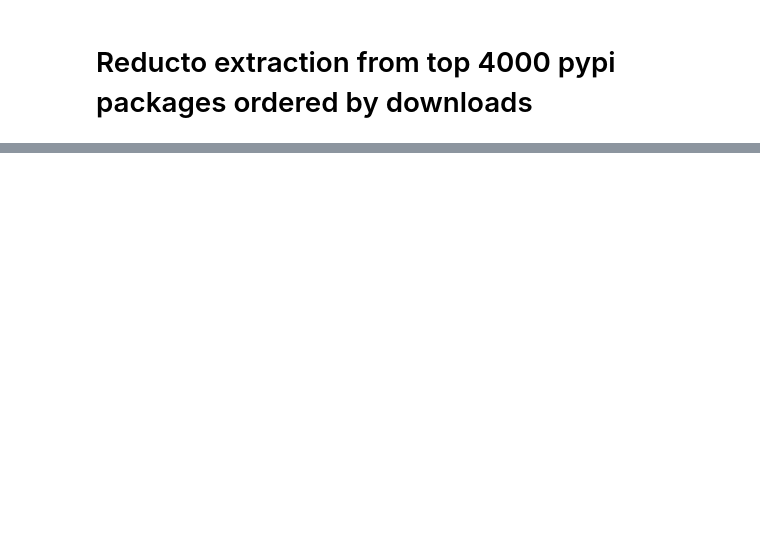
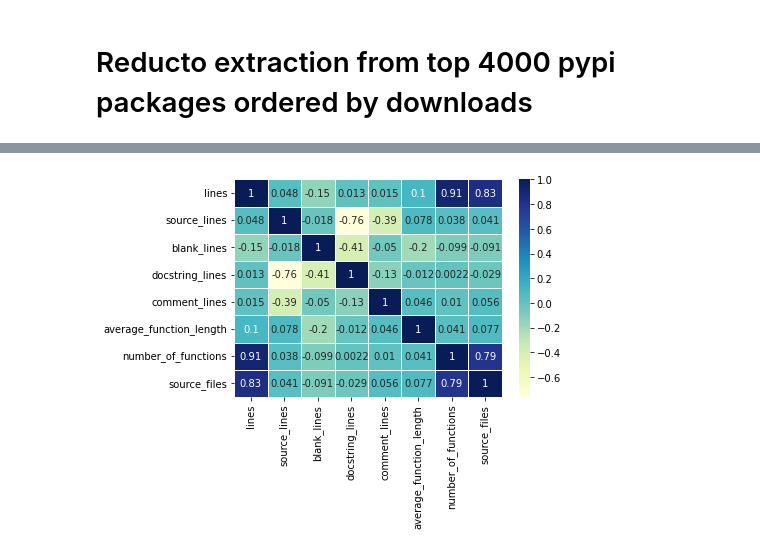
Before and after one commit to plaguss/top_pypi_source_code_stats, a Jupyter notebook: notebooks/reducto.ipynb, the cells around one changed output, grey strips where cells are left out. Saved outputs shown, nothing was run; the diff lists cells and outputs as text; code cells hidden in the pictures; blank space fills up the shorter version.

```diff
--- a/notebooks/reducto.ipynb
+++ b/notebooks/reducto.ipynb
@@ -111,0 +136,7 @@ import src.models.models as models
+# %%
+import importlib
+importlib.reload(viz)
+data = bf.get_reducto_reports_relative()
+viz.plot_correlation(data)
+# %% [output]
+[figure, added]
```
Also changed, not shown: parts of 28 cells of this notebook.
